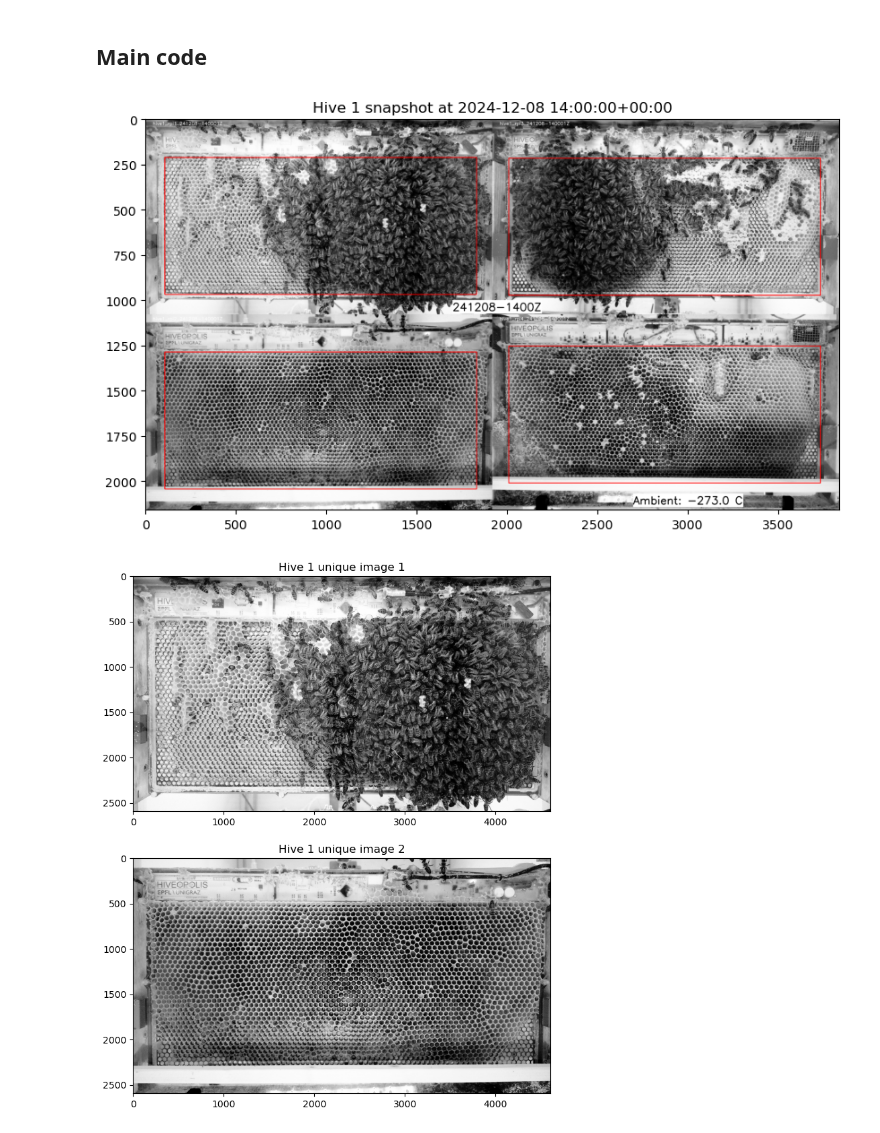
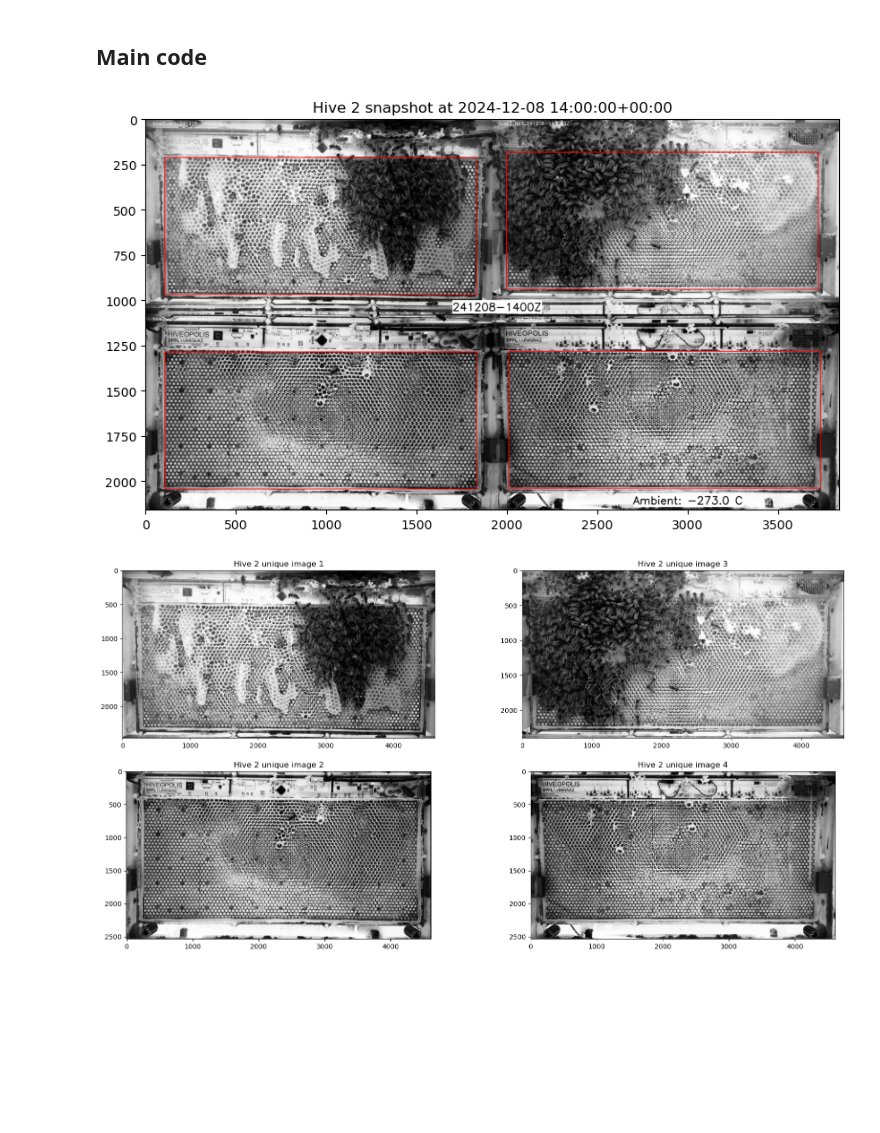
Before and after one commit to epfl-mobots/RHCVisualisation, a Jupyter notebook: hiveImageDimensions.ipynb, the cells around one changed output. Cells and saved outputs as stored; diff of their text form; code cells hidden in the pictures; blank space fills up the shorter version.

```diff
--- a/hiveImageDimensions.ipynb
+++ b/hiveImageDimensions.ipynb
@@ -13,7 +12,7 @@ from RHCImaging.libimage import fetchImagesPaths
 # %% [markdown]
 ## Config
 # %%
-hive_nb = 1
+hive_nb = 2
 dt = pd.Timestamp(2024, 12, 8, 14).tz_localize('UTC')
 print(f"Loading hive {hive_nb} at {dt}")
 rootpath_imgs = '/Users/cyrilmonette/Library/CloudStorage/SynologyDrive-data/24.11-25.01_metabolism_OH/Images/'
@@ -36,15 +35,19 @@ ax.imshow(snapshot, cmap='gray')
 ax.set_title(f"Hive {hive_nb} snapshot at {dt}")
 plt.show()
 # %% [output]
-[figure, old version]
+[figure, new version]
 # %%
 unique_imgs =hive.getUniqueRPiImages()
 # Plot the first two unique images on top of each other in a two-row subplot
-fig, ax = plt.subplots(2, 1, figsize=(20, 10))
-ax[0].imshow(unique_imgs[0], cmap='gray')
-ax[0].set_title(f"Hive {hive_nb} unique image 1")
-ax[1].imshow(unique_imgs[1], cmap='gray')
-ax[1].set_title(f"Hive {hive_nb} unique image 2")
+fig, ax = plt.subplots(2, 2, figsize=(20, 10))
+ax[0, 0].imshow(unique_imgs[0], cmap='gray')
+ax[0, 0].set_title(f"Hive {hive_nb} unique image 1")
+ax[1, 0].imshow(unique_imgs[1], cmap='gray')
+ax[1, 0].set_title(f"Hive {hive_nb} unique image 2")
+ax[0, 1].imshow(unique_imgs[2], cmap='gray')
+ax[0, 1].set_title(f"Hive {hive_nb} unique image 3")
+ax[1, 1].imshow(unique_imgs[3], cmap='gray')
+ax[1, 1].set_title(f"Hive {hive_nb} unique image 4")
 plt.show()
 # %% [output]
-[figure, old version]
+[figure, new version]
```
Also changed, not shown: parts of 2 cells of this notebook, 1 other file.
